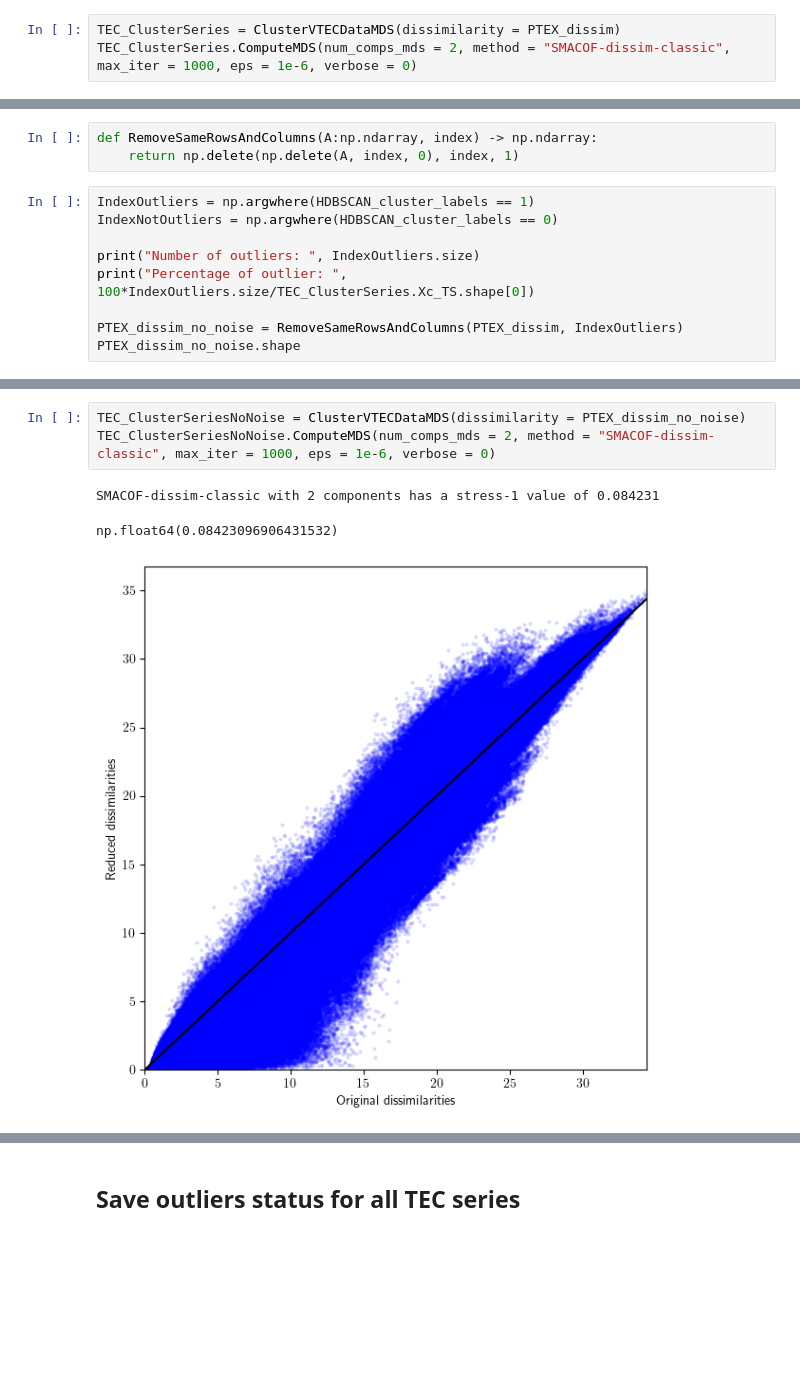
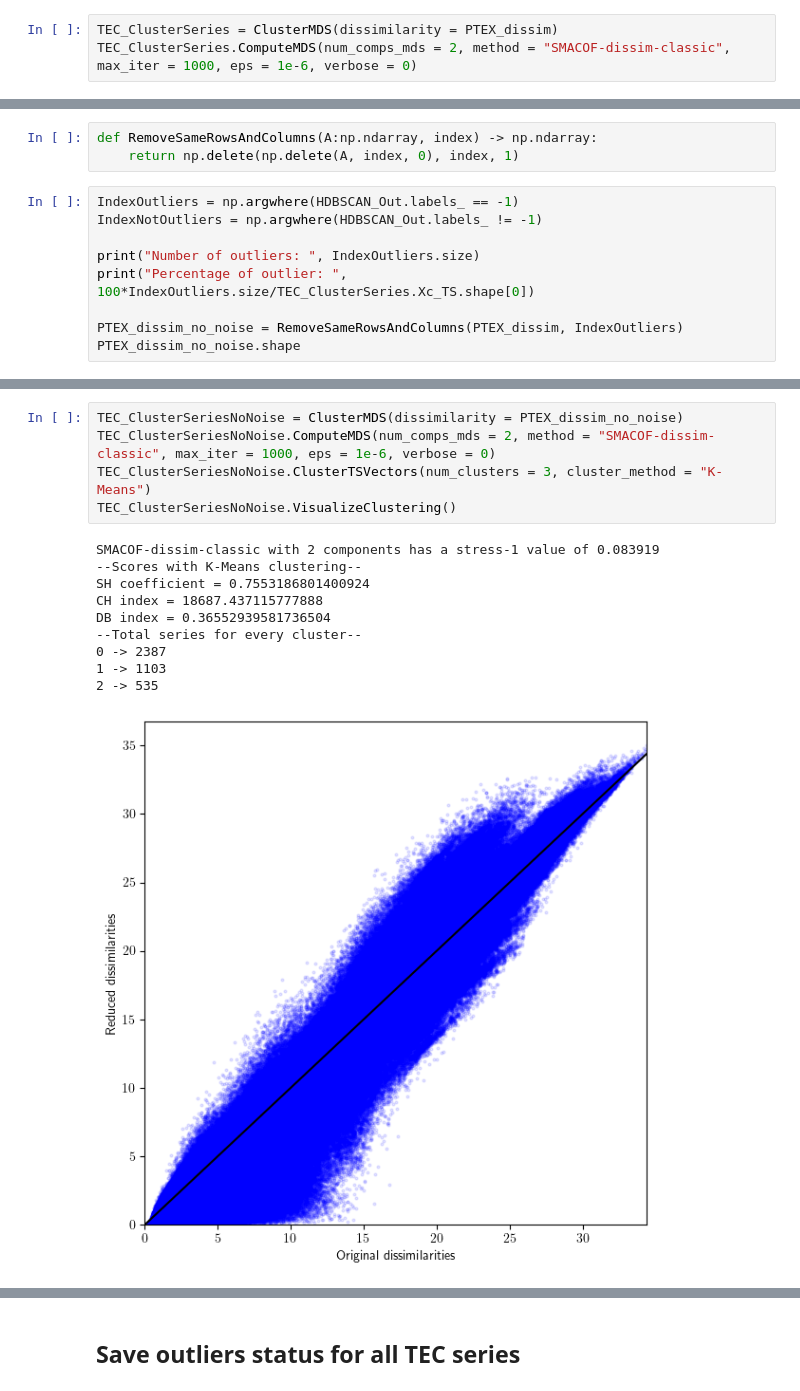
Before and after one commit to FedeSS99/ClusterTEC, a Jupyter notebook: MDS_Outliers.ipynb, the cells around one changed output, grey strips where cells are left out. Saved outputs shown, nothing was run; the diff lists cells and outputs as text; blank space fills up the shorter version.

```diff
--- a/MDS_Outliers.ipynb
+++ b/MDS_Outliers.ipynb
@@ -18,6 +18,6 @@ PTEX_dissim.shape
 # %% [output]
 (4313, 4313)
 # %%
-TEC_ClusterSeries = ClusterVTECDataMDS(dissimilarity = PTEX_dissim)
+TEC_ClusterSeries = ClusterMDS(dissimilarity = PTEX_dissim)
 TEC_ClusterSeries.ComputeMDS(num_comps_mds = 2, method = "SMACOF-dissim-classic", max_iter = 1000, eps = 1e-6, verbose = 0)
 # %% [output]
@@ -123,8 +122,8 @@ Counter({np.int64(0): 2390, np.int64(1): 1106, np.int64(2): 537, np.int64(-1): 2
 def RemoveSameRowsAndColumns(A:np.ndarray, index) -> np.ndarray:
     return np.delete(np.delete(A, index, 0), index, 1)
 # %%
-IndexOutliers = np.argwhere(HDBSCAN_cluster_labels == 1)
-IndexNotOutliers = np.argwhere(HDBSCAN_cluster_labels == 0)
+IndexOutliers = np.argwhere(HDBSCAN_Out.labels_ == -1)
+IndexNotOutliers = np.argwhere(HDBSCAN_Out.labels_ != -1)
 
 print("Number of outliers: ", IndexOutliers.size)
 print("Percentage of outlier: ", 100*IndexOutliers.size/TEC_ClusterSeries.Xc_TS.shape[0])
@@ -138,7 +137,16 @@ Percentage of outlier:  6.492000927428704
 # %%
-TEC_ClusterSeriesNoNoise = ClusterVTECDataMDS(dissimilarity = PTEX_dissim_no_noise)
+TEC_ClusterSeriesNoNoise = ClusterMDS(dissimilarity = PTEX_dissim_no_noise)
 TEC_ClusterSeriesNoNoise.ComputeMDS(num_comps_mds = 2, method = "SMACOF-dissim-classic", max_iter = 1000, eps = 1e-6, verbose = 0)
+TEC_ClusterSeriesNoNoise.ClusterTSVectors(num_clusters = 3, cluster_method = "K-Means")
+TEC_ClusterSeriesNoNoise.VisualizeClustering()
 # %% [output]
-SMACOF-dissim-classic with 2 components has a stress-1 value of 0.084231
+SMACOF-dissim-classic with 2 components has a stress-1 value of 0.083919
+--Scores with K-Means clustering--
+SH coefficient = 0.7553186801400924
+CH index = 18687.437115777888
+DB index = 0.36552939581736504
+--Total series for every cluster--
+0 -> 2387
+1 -> 1103
+2 -> 535
-np.float64(0.08423096906431532)
-[figure, old version]
+[figure, new version]
```
Also changed, not shown: parts of 14 cells of this notebook.
